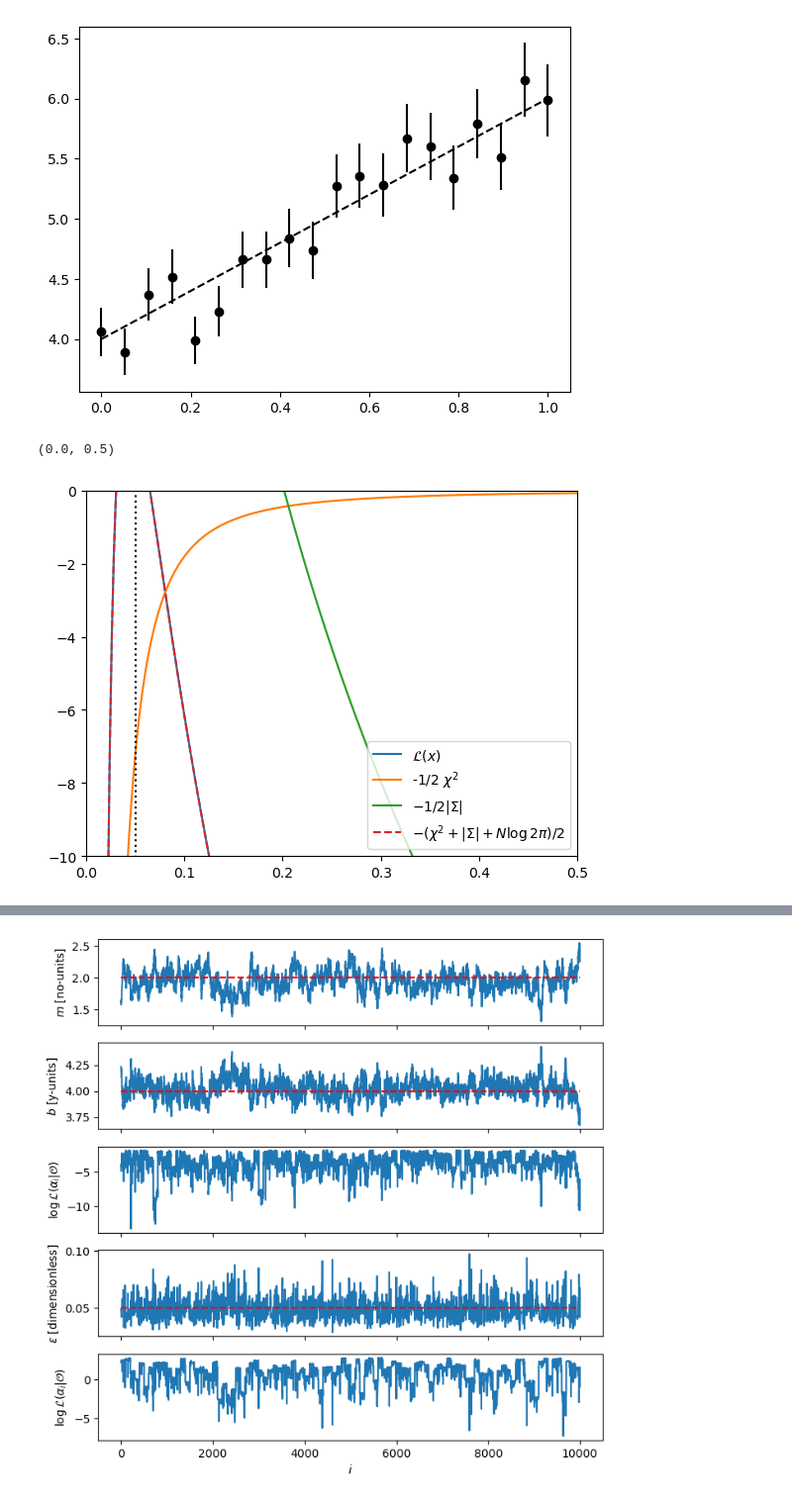
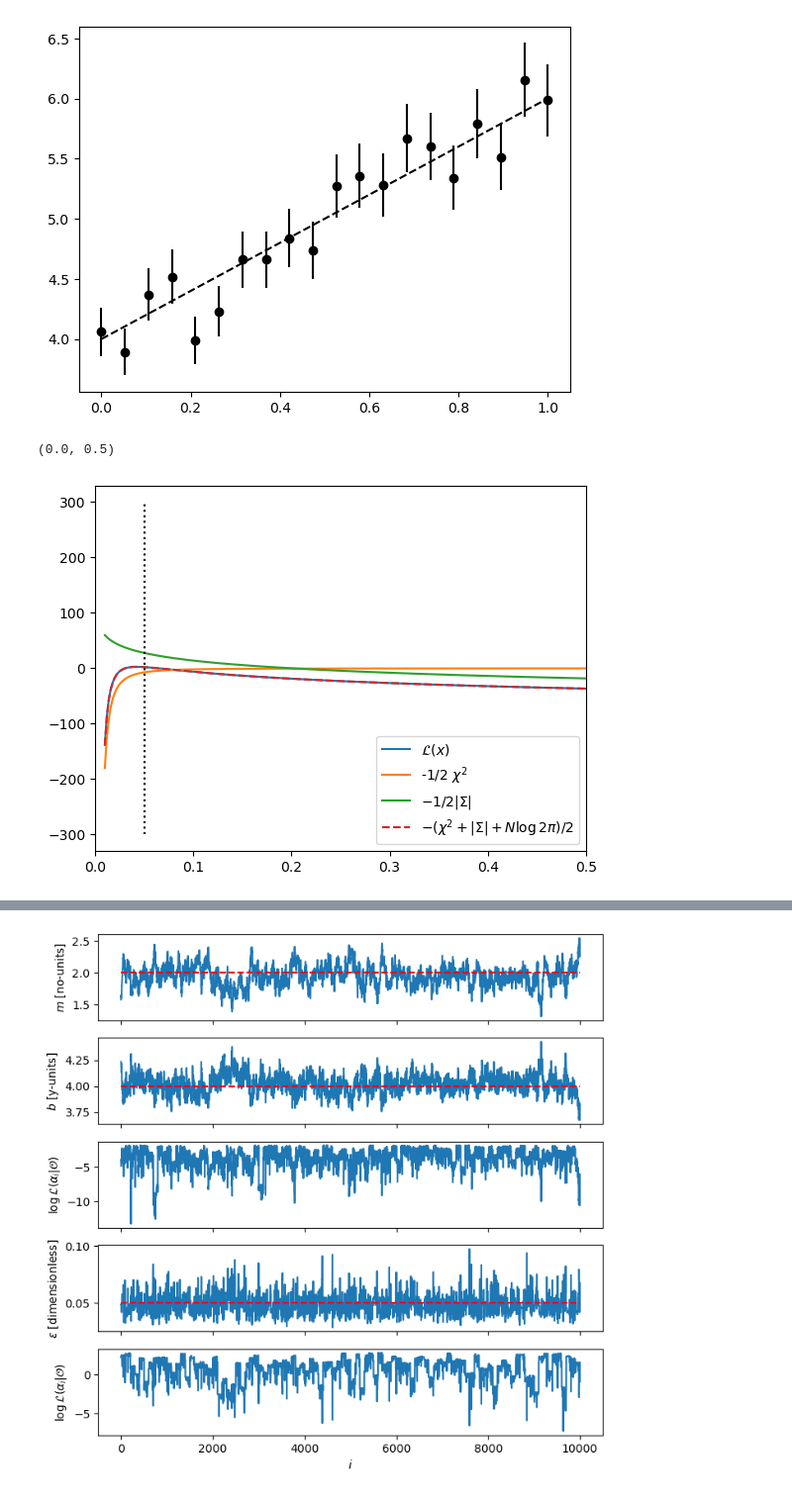
Before and after one commit to beykyle/rxmc, a Jupyter notebook: examples/line_unknown_err.ipynb, the cells around one changed output, grey strips where cells are left out. Shown at 99% size. Drawn from its saved outputs; the diff is of its cells as text; code cells hidden in the pictures.

```diff
--- a/examples/line_unknown_err.ipynb
+++ b/examples/line_unknown_err.ipynb
@@ -277,22 +277,21 @@ logl_w = [
 # %%
 plt.plot(noise_grid, logl, label=r"$\mathcal{L}(x)$")
 plt.plot(noise_grid, -0.5 * chi2, label=r"-1/2 $\chi^2$")
 plt.plot(noise_grid, -0.5 * logdet, label=r"$-1/2 |\Sigma|$")
 # plt.plot(noise_grid, logl_w, ":", label=r"w")
 
 plt.plot(
     noise_grid,
     -0.5 * (logdet + chi2 + np.log(2 * np.pi) * N),
     "--",
     label=r"$-(\chi^2 + |\Sigma| + N\log{2\pi})/2$",
 )
 plt.vlines(noise, -300, 300, color="k", linestyles=[":"])
 plt.legend(loc="lower right")
-plt.ylim(-10, 0)
 plt.xlim(0, 0.5)
 # %% [output]
 (0.0, 0.5)
-[figure, old version]
+[figure, new version]
 # %%
 %%time
 walker.walk(n_steps=10000, burnin=1000, batch_size=100)
```
Also changed, not shown: parts of 3 cells of this notebook, 2 other files.
